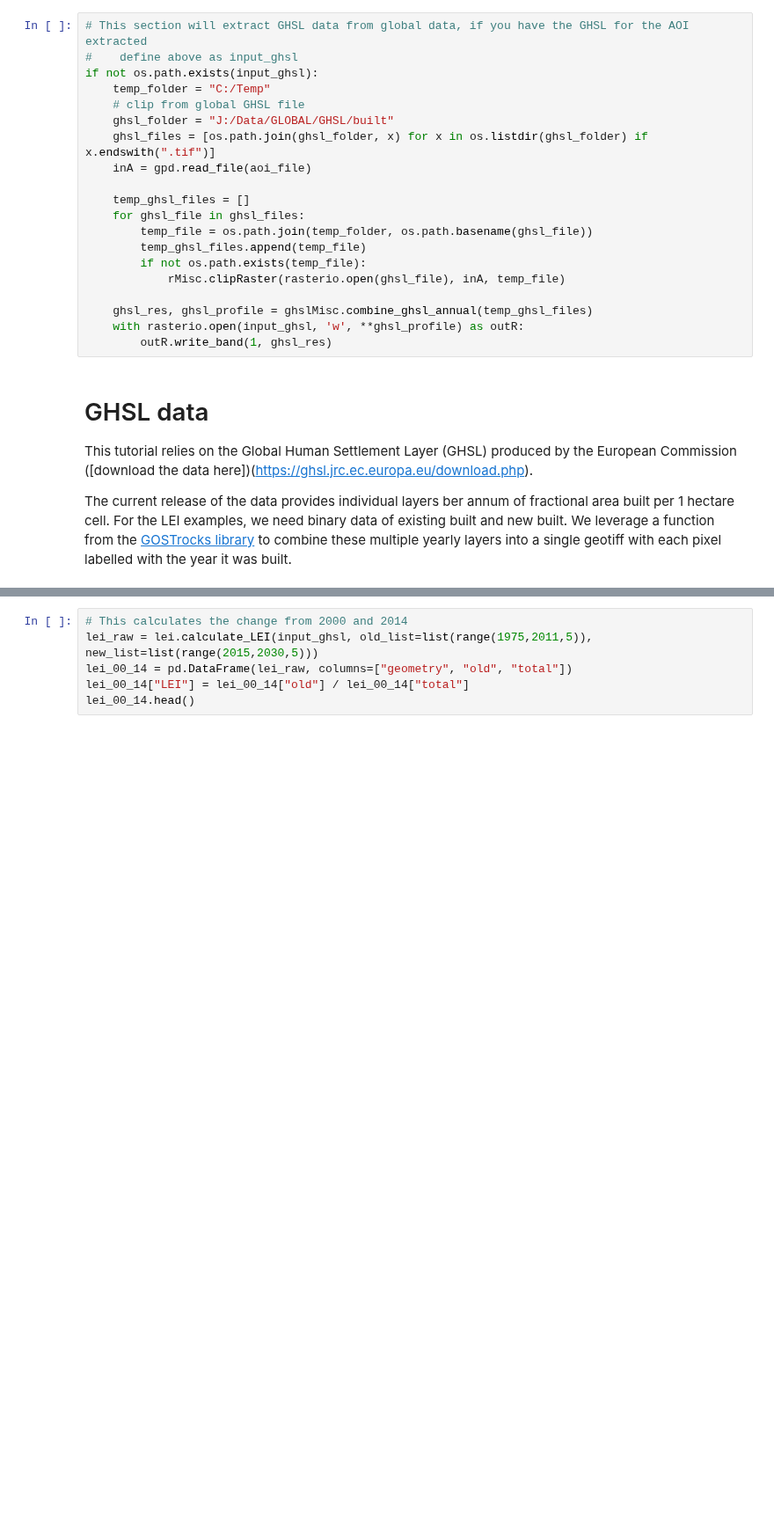
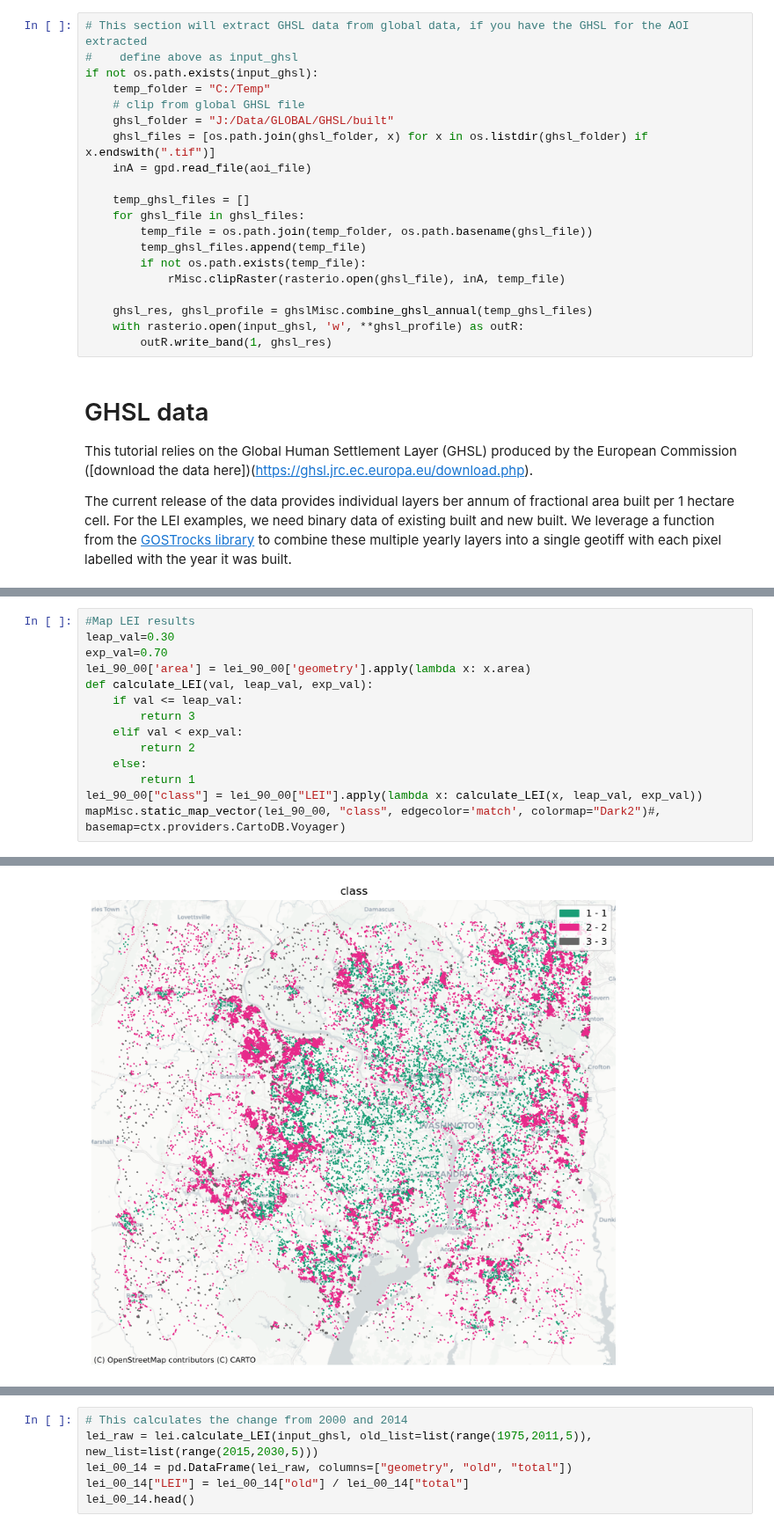
Before and after one commit to worldbank/GOSTurban, a Jupyter notebook: _sources/notebooks/Tutorials/LEI_Example.ipynb, the cells around one changed output, grey strips where cells are left out. Shown at 88% size. Drawn from its saved outputs; the diff is of its cells as text; blank space fills up the shorter version.

```diff
--- a/_sources/notebooks/Tutorials/LEI_Example.ipynb
+++ b/_sources/notebooks/Tutorials/LEI_Example.ipynb
@@ -73,0 +89,15 @@ lei_90_00.head()
+# %%
+#Map LEI results
+leap_val=0.30
+exp_val=0.70
+lei_90_00['area'] = lei_90_00['geometry'].apply(lambda x: x.area)
+def calculate_LEI(val, leap_val, exp_val):
+    if val <= leap_val:
+        return 3
+    elif val < exp_val:
+        return 2
+    else:
+        return 1
+lei_90_00["class"] = lei_90_00["LEI"].apply(lambda x: calculate_LEI(x, leap_val, exp_val))
+mapMisc.static_map_vector(lei_90_00, "class", edgecolor='match', colormap="Dark2")#, basemap=ctx.providers.CartoDB.Voyager)
+# %% [output]
@@ -74 +105,2 @@ lei_90_00.head()
+[figure, added]
 # %%
```
Also changed, not shown: parts of 9 cells of this notebook, 22 other files.
